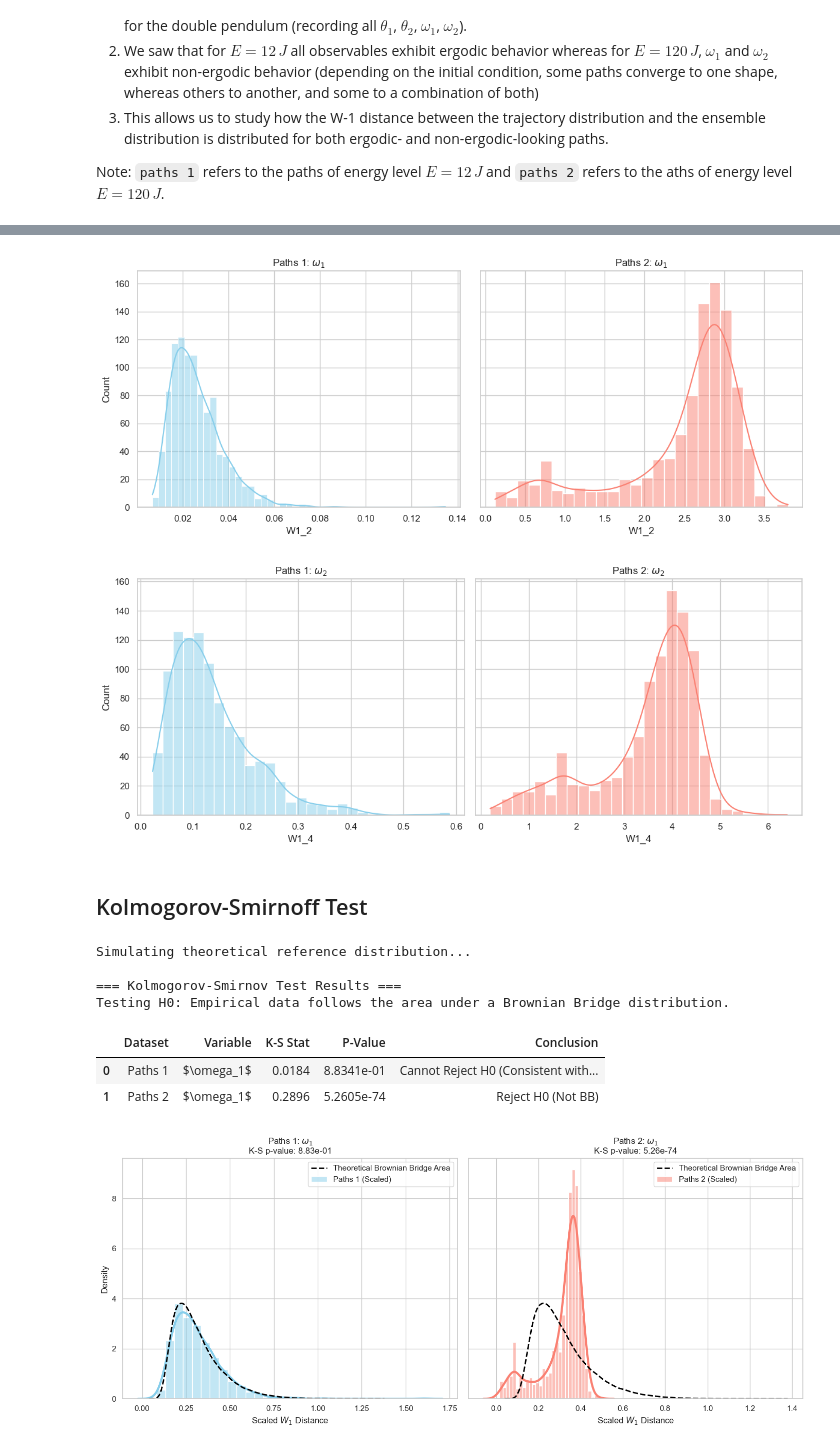
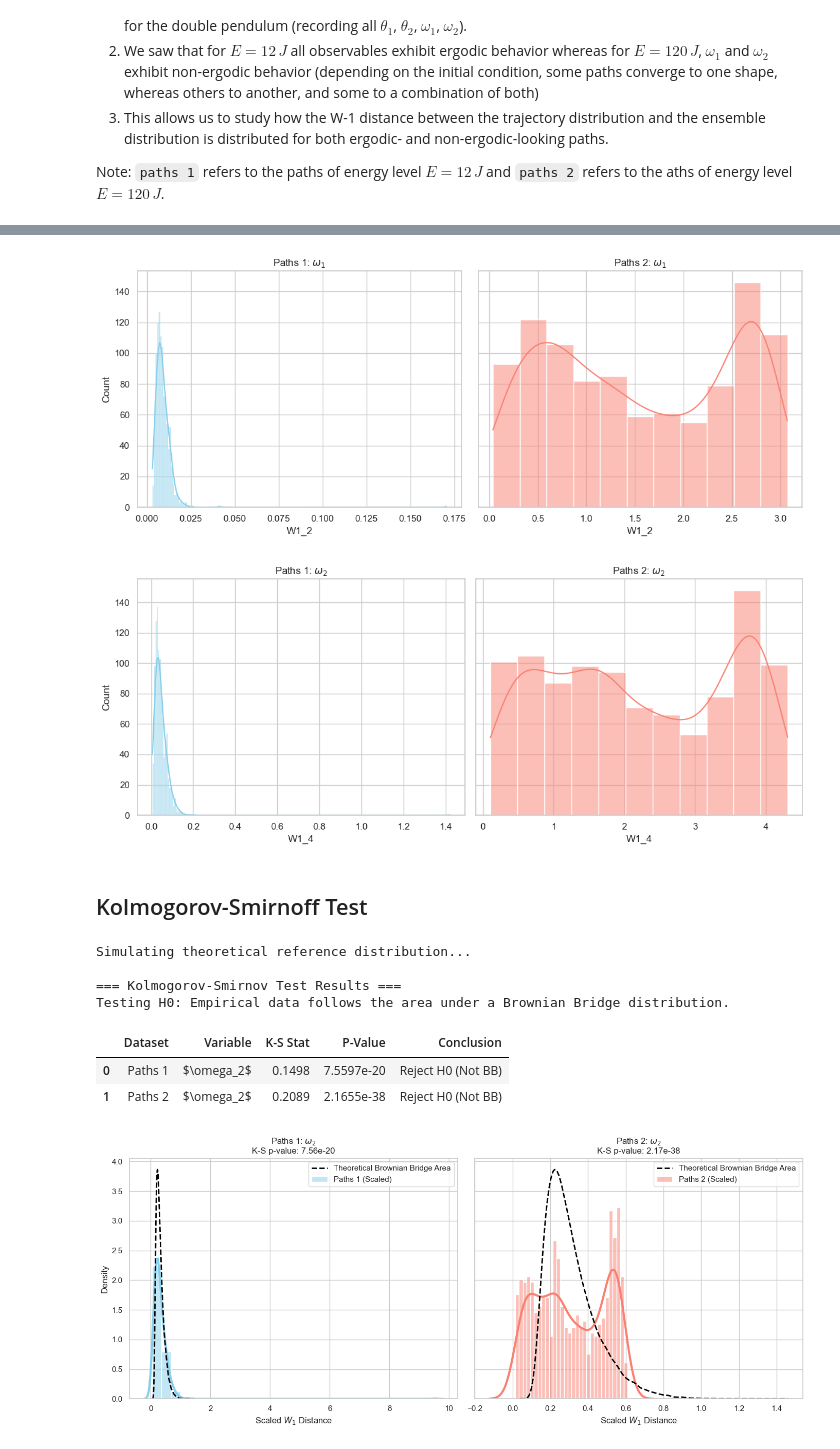
Before and after one commit to alexander-yord/Wasserstein-Emp-Bound, a Jupyter notebook: WassDistrAnalysis.ipynb, the cells around one changed output, grey strips where cells are left out. Saved outputs shown, nothing was run; the diff lists cells and outputs as text; code cells hidden in the pictures.

```diff
--- a/WassDistrAnalysis.ipynb
+++ b/WassDistrAnalysis.ipynb
@@ -13,8 +13,8 @@ import matplotlib.pyplot as plt
 import seaborn as sns
 
 # Load the datasets
-df1 = pd.read_csv('AVMs2/paths1_results.csv')
-df2 = pd.read_csv('AVMs2/paths2_results.csv')
+df1 = pd.read_csv('AVMs3/paths1_results.csv')
+df2 = pd.read_csv('AVMs3/paths2_results.csv')
 
 # Define labels for the plots
 labels = {
@@ -64,7 +64,7 @@ axes[1].set_title(f'Paths 2: {labels["W1_2"]}')
 plt.tight_layout()
 plt.show()
 # %% [output]
-[figure, old version]
+[figure, new version]
 # %%
 fig, axes = plt.subplots(1, 2, figsize=(12, 5), sharey=True)
 
@@ -77,7 +77,7 @@ axes[1].set_title(f'Paths 2: {labels["W1_4"]}')
 plt.tight_layout()
 plt.show()
 # %% [output]
-[figure, old version]
+[figure, new version]
 # %% [markdown]
 ## Kolmogorov-Smirnoff Test
 # %%
@@ -108,8 +108,8 @@ Z_theoretical = simulate_brownian_bridge_area()
 theoretical_mean = np.mean(Z_theoretical) # approx 0.3133
 
 # --- 2. Perform K-S Test & Plot ---
-# We focus on W1_1 (theta_1) as requested
-target_col = 'W1_2'
+# We focus on W1_4 (omega_2) as requested
+target_col = 'W1_4'
 datasets = [
     ("Paths 1", df1[target_col].dropna(), 'skyblue'),
     ("Paths 2", df2[target_col].dropna(), 'salmon')
@@ -135,33 +135,33 @@ for i, (label, data, color) in enumerate(datasets):
         "P-Value": f"{p_val:.4e}",
         "Conclusion": "Reject H0 (Not BB)" if p_val < 0.05 else "Cannot Reject H0 (Consistent with BB)"
     })
 
     # Plot
     ax = axes[i]
     sns.histplot(data_scaled, stat="density", bins=30, color=color, alpha=0.5, label=f'{label} (Scaled)', ax=ax)
     sns.kdeplot(data_scaled, color=color, linewidth=3, ax=ax)
 
     # Overlay Theoretical Curve
     sns.kdeplot(Z_theoretical, color='black', linestyle='--', linewidth=2, label='Theoretical Brownian Bridge Area', ax=ax)
 
     ax.set_title(f"{label}: {labels[target_col]}\nK-S p-value: {p_val:.2e}")
     ax.set_xlabel(r"Scaled $W_1$ Distance")
     ax.legend()
 
 # --- 3. Output Results ---
 print("\n=== Kolmogorov-Smirnov Test Results ===")
 print(f"Testing H0: Empirical data follows the area under a Brownian Bridge distribution.")
 results_df = pd.DataFrame(ks_results)
 display(results_df)
 
 plt.tight_layout()
 plt.show()
 # %% [output]
 Simulating theoretical reference distribution...
 
 === Kolmogorov-Smirnov Test Results ===
 Testing H0: Empirical data follows the area under a Brownian Bridge distribution.
 |  | Dataset | Variable | K-S Stat | P-Value | Conclusion |
-| 0 | Paths 1 | $\omega_1$ | 0.0184 | 8.8341e-01 | Cannot Reject H0 (Consistent with... |
-| 1 | Paths 2 | $\omega_1$ | 0.2896 | 5.2605e-74 | Reject H0 (Not BB) |
+| 0 | Paths 1 | $\omega_2$ | 0.1498 | 7.5597e-20 | Reject H0 (Not BB) |
+| 1 | Paths 2 | $\omega_2$ | 0.2089 | 2.1655e-38 | Reject H0 (Not BB) |
-[figure, old version]
+[figure, new version]
```
Also changed, not shown: parts of 3 cells of this notebook, 6 other files.
